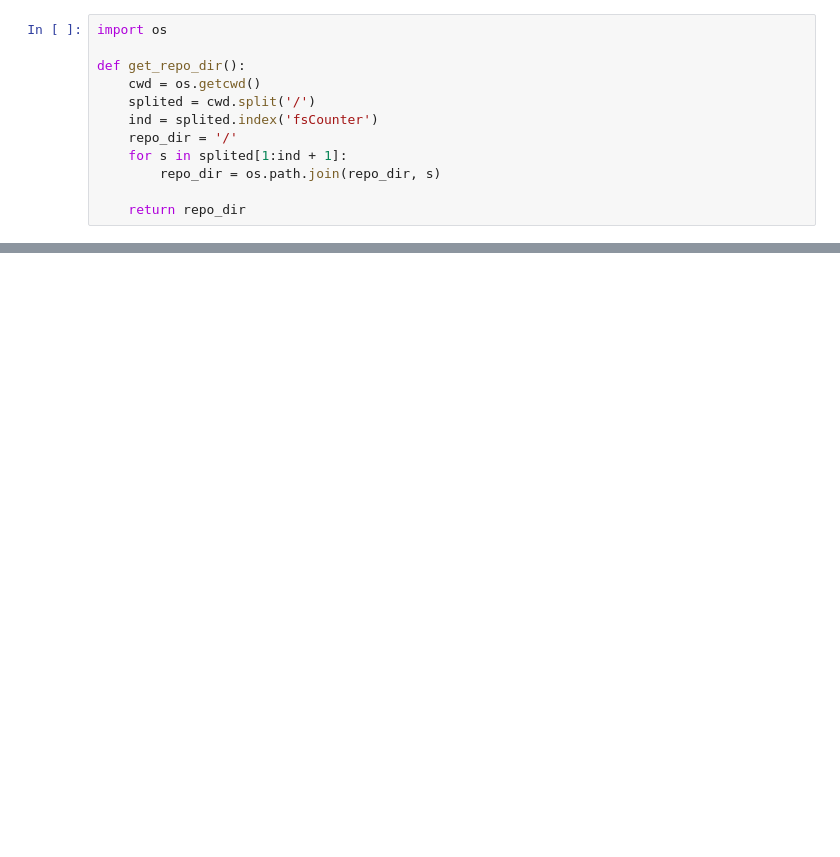
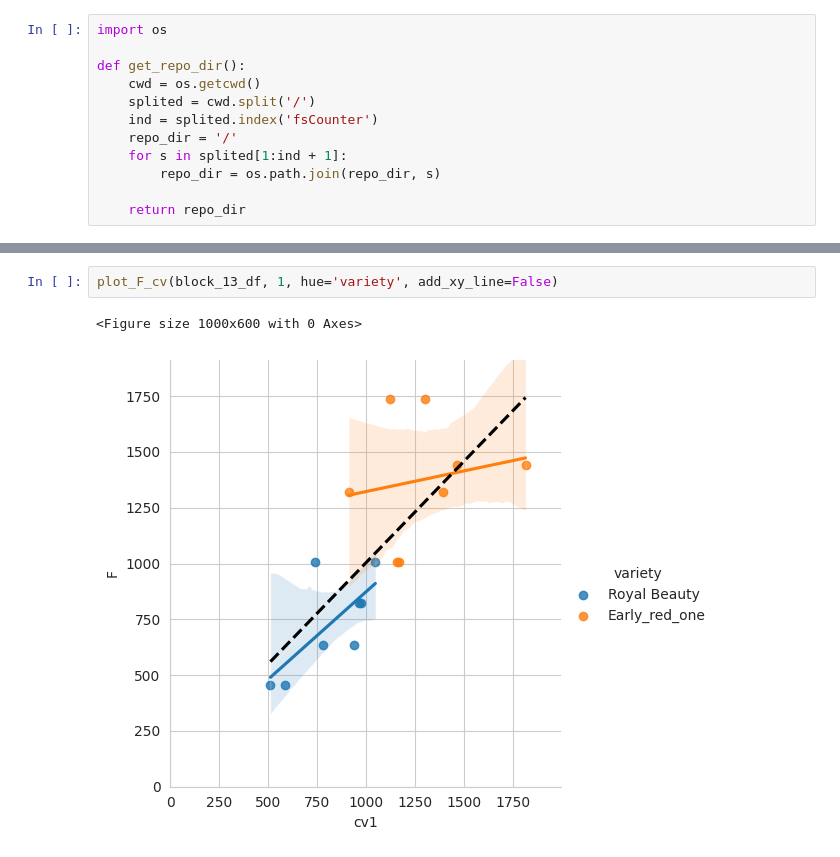
Before and after one commit to FruitSpec/fsCounter, a Jupyter notebook: vision/tools/jupyter_notebooks/Factor_analysis.ipynb, the cells around one changed output, grey strips where cells are left out. Cells and saved outputs as stored; diff of their text form; blank space fills up the shorter version.

```diff
--- a/vision/tools/jupyter_notebooks/Factor_analysis.ipynb
+++ b/vision/tools/jupyter_notebooks/Factor_analysis.ipynb
@@ -49,0 +155,5 @@ block_counts
+# %%
+plot_F_cv(block_13_df, 1, hue='variety', add_xy_line=False)
+# %% [output]
+<Figure size 1000x600 with 0 Axes>
+[figure, added]
```
Also changed, not shown: parts of 39 cells of this notebook, 7 other files.
